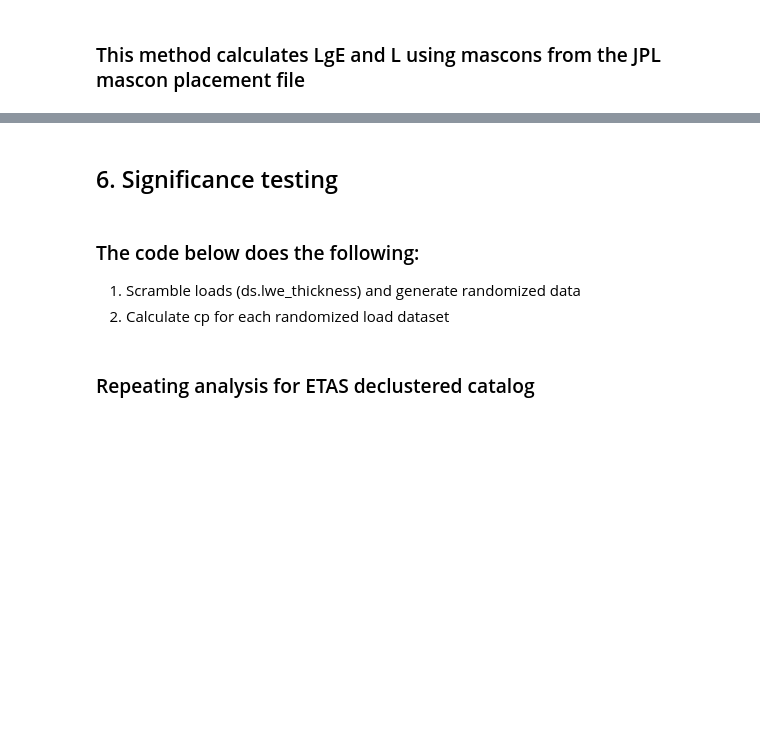
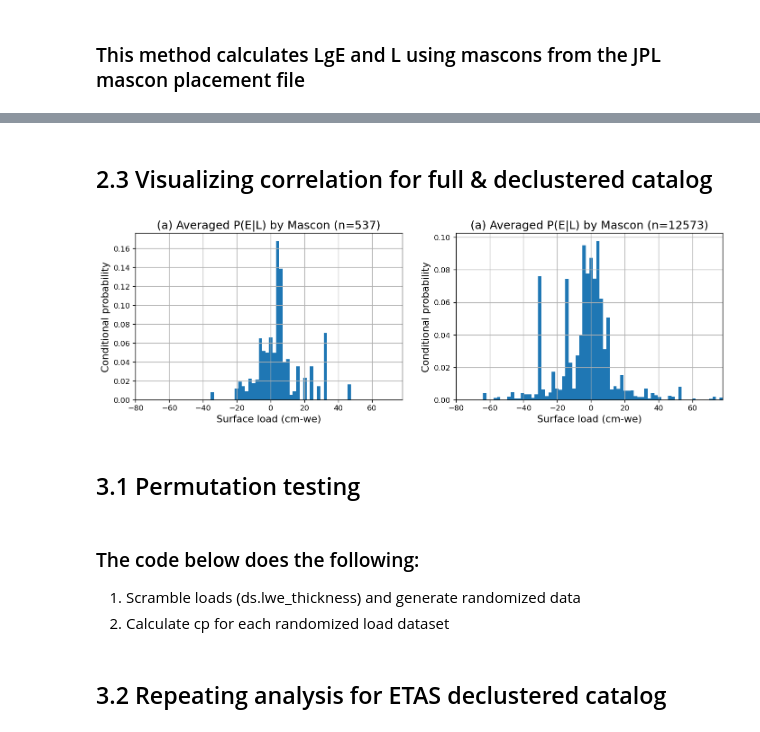
Before and after one commit to amandasyamsul/SLIQ, a Jupyter notebook: SLIQ-by-JPL-mascon.ipynb, the cells around one changed output, grey strips where cells are left out. Drawn from its saved outputs; the diff is of its cells as text; code cells hidden in the pictures; blank space fills up the shorter version.

Commit message:
most recent analysis

```diff
--- a/SLIQ-by-JPL-mascon.ipynb
+++ b/SLIQ-by-JPL-mascon.ipynb
@@ -37,10 +35,0 @@ mascon = xr.open_dataset('JPL_MSCNv03_PLACEMENT.nc')
-# %%
-# This is the catalog with all details from the USGS Earthquake Catalog
-
-original_catalog = pd.read_csv('19970101-20220116.csv')
-original_catalog = original_catalog[original_catalog['time']>'2002-04-16']
-original_catalog = original_catalog[original_catalog['time']<'2022-01-16']
-cat = original_catalog.reset_index()
-
-depth = cat['depth']
-catalog['depth'] = depth
@@ -50,2 +35,0 @@ catalog['depth'] = depth
-# %%
-etas_declustered = catalog[catalog['P_triggered']<.9]
@@ -155 +143,3 @@ np.sum(norm_cp_avg_full)
+# %%
+cp_averaged, bins = calc_cp_by_mascon(catalog, geometry_full, catalog_gdf_full, L_override=None)
 # %% [markdown]
@@ -163,3 +147,5 @@ max(etas_circle_cp_averaged)
+# %%
+etas_cp_averaged, bins = calc_cp_by_mascon(etas_declustered, geometry_etas, catalog_gdf_etas, L_override=None)
 # %%
 # '''
 # Sanity Check!
@@ -190,5 +160,34 @@ etas_declustered[(etas_declustered.dmass > 2.5) & (etas_declustered.dmass < 6.5)
-# %% [markdown]
-## 6. Significance testing
+# %% [markdown]
+## 2.3 Visualizing correlation for full & declustered catalog
+# %%
+fig, axes = plt.subplots(1,2, figsize=(14, 4), dpi=120)
+fs = 13
+
+### (a) P(E|L) by Mascon (ETAS)
+wid_etas = np.mean(np.diff(bins))
+
+axes[0].bar(bins[:-1], etas_cp_averaged / np.sum(etas_cp_averaged),
+       width=wid_etas, align='edge')
+
+axes[0].set_xlim(bins[0], bins[-2])
+axes[0].set_xlabel('Surface load (cm-we)', fontsize=fs)
+axes[0].set_ylabel('Conditional probability', fontsize=fs)
+axes[0].set_title('(a) Averaged P(E|L) by Mascon (n=537)', fontsize=fs + 2)
+axes[0].grid(True)
+
+### (b) P(E|L) by Mascon (full catalog)
+axes[1].bar(bins[:-1], cp_averaged / np.sum(cp_averaged),
+       width=wid_etas, align='edge')
+
+axes[1].set_xlim(bins[0], bins[-2])
+axes[1].set_xlabel('Surface load (cm-we)', fontsize=fs)
+axes[1].set_ylabel('Conditional probability', fontsize=fs)
+axes[1].set_title('(a) Averaged P(E|L) by Mascon (n=12573)', fontsize=fs + 2)
+axes[1].grid(True)
+# %% [output]
+[figure, added]
+# %% [markdown]
+## 3.1 Permutation testing
 # %% [markdown]
 ### The code below does the following:
 1. Scramble loads (ds.lwe_thickness) and generate randomized data
@@ -211,3 +218,3 @@ cp_real_distribution = np.array(cp_real_distribution)
 # %% [markdown]
-###  Repeating analysis for ETAS declustered catalog
+## 3.2  Repeating analysis for ETAS declustered catalog
 # %%
```
Also changed, not shown: parts of 22 cells of this notebook.
